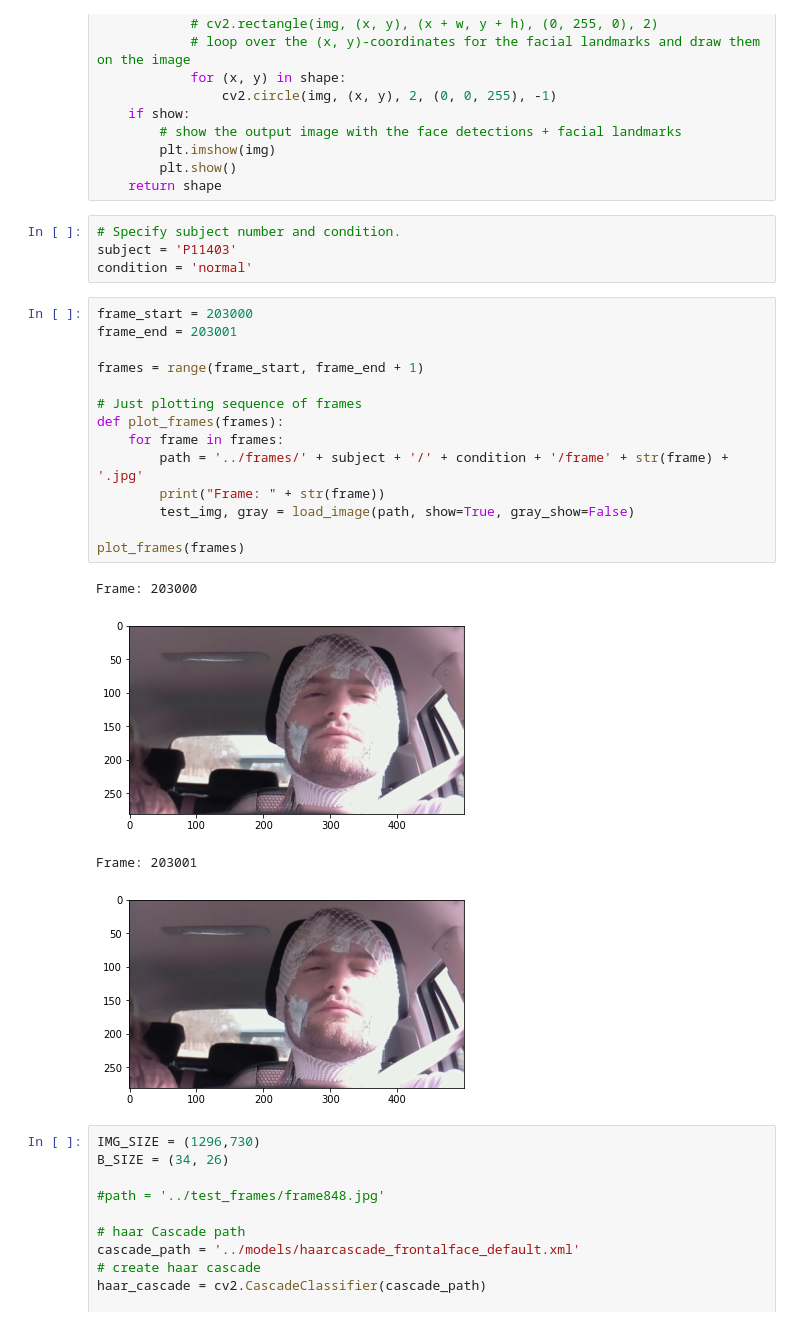
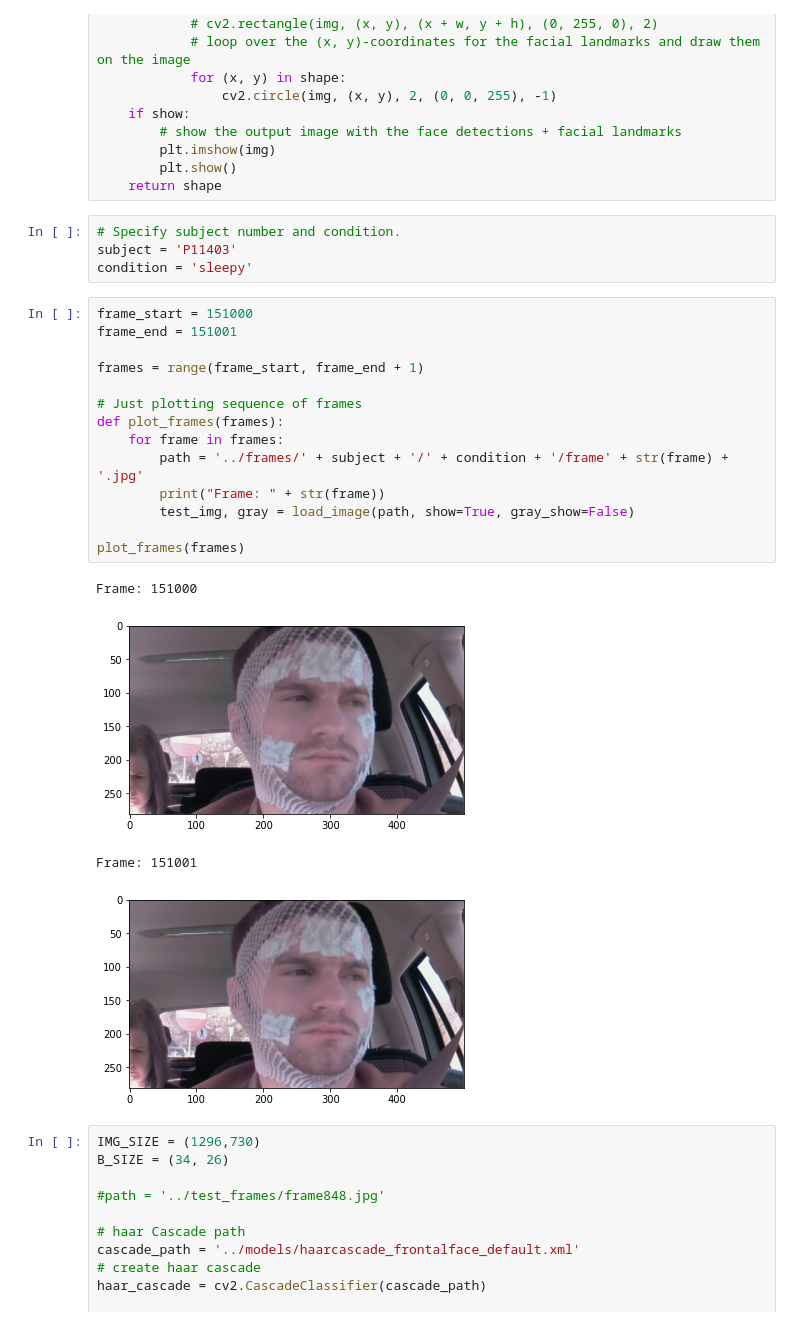
Before and after one commit to fruste/driver-drowsiness, a Jupyter notebook: code/blinking_detection.ipynb, the cells around one changed output. Cells and saved outputs as stored; diff of their text form.

```diff
--- a/code/blinking_detection.ipynb
+++ b/code/blinking_detection.ipynb
@@ -147,26 +147,26 @@ def get_landmarks(img, gray, rects, show=False):
 # %%
 # Specify subject number and condition.
 subject = 'P11403'
-condition = 'normal'
+condition = 'sleepy'
 # %%
-frame_start = 203000
-frame_end = 203001
+frame_start = 151000
+frame_end = 151001
 
 frames = range(frame_start, frame_end + 1)
 
 # Just plotting sequence of frames
 def plot_frames(frames):
     for frame in frames:
         path = '../frames/' + subject + '/' + condition + '/frame' + str(frame) + '.jpg'
         print("Frame: " + str(frame))
         test_img, gray = load_image(path, show=True, gray_show=False)
 
 plot_frames(frames)
 # %% [output]
-Frame: 203000
+Frame: 151000
-[figure, old version]
+[figure, new version]
-Frame: 203001
+Frame: 151001
-[figure, old version]
+[figure, new version]
 # %%
 IMG_SIZE = (1296,730)
 B_SIZE = (34, 26)
```
Also changed, not shown: 13 other files.
